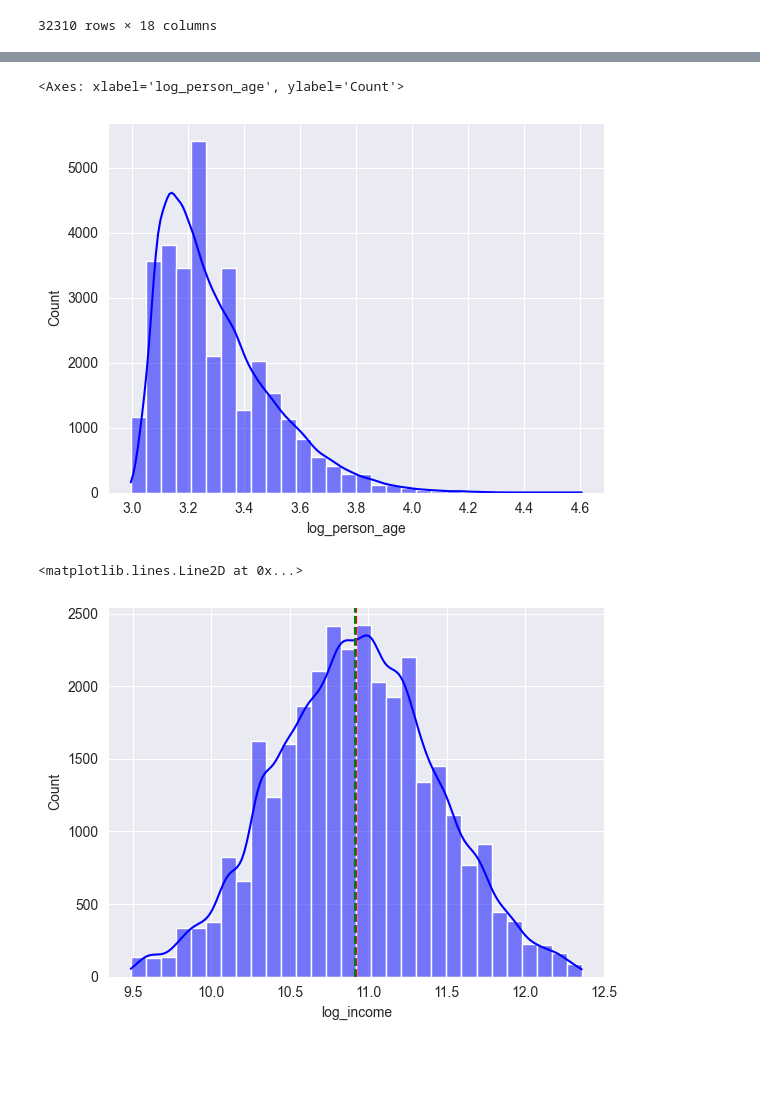
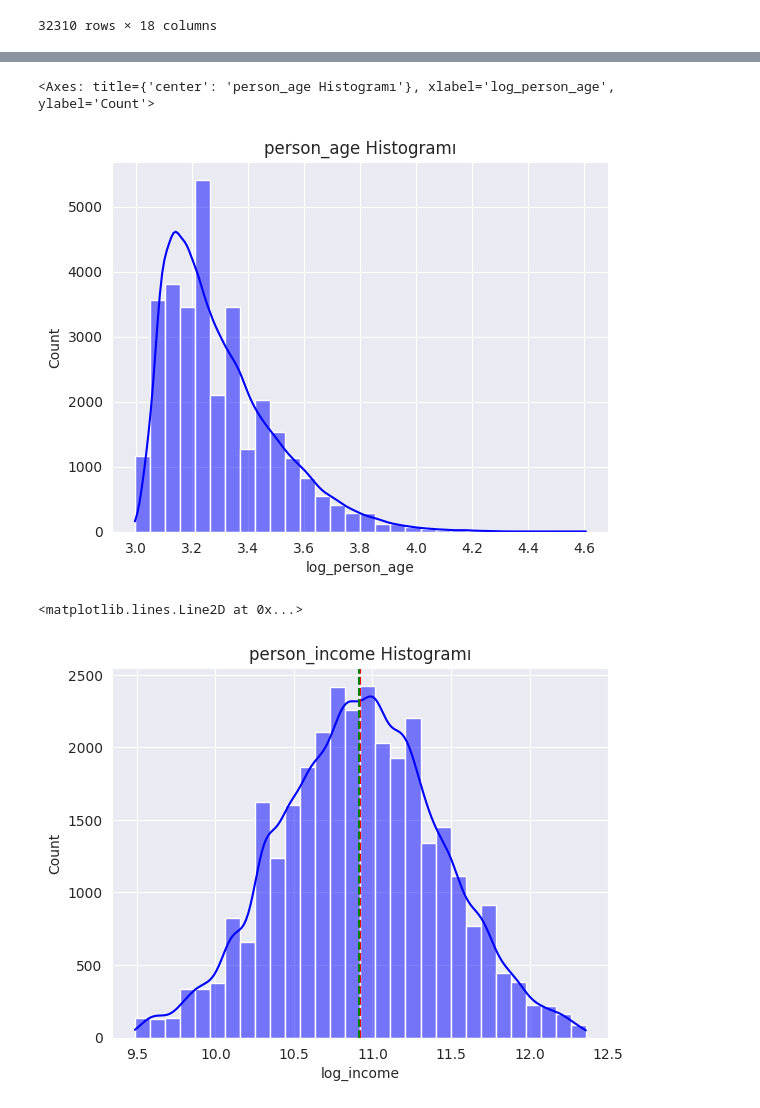
Before and after one commit to ege-eker/Credit-Score-Predict, a Jupyter notebook: loan.ipynb, the cells around one changed output, grey strips where cells are left out. Cells and saved outputs as stored; diff of their text form; code cells hidden in the pictures; blank space fills up the shorter version.

```diff
--- a/loan.ipynb
+++ b/loan.ipynb
@@ -373,15 +391,17 @@ upper = Q3 + 1.5 * IQR
 df = df[(df['log_income'] >= lower) & (df['log_income'] <= upper)]
 # %%
 # Yaş için tekrar bir histogram grafiği çiziyorum
+plt.title("person_age Histogramı")
 sns.histplot(x=df['log_person_age'], bins=30, kde=True, color='blue', alpha=0.5)
 # %% [output]
-<Axes: xlabel='log_person_age', ylabel='Count'>
+<Axes: title={'center': 'person_age Histogramı'}, xlabel='log_person_age', ylabel='Count'>
-[figure, old version]
+[figure, new version]
 # %%
 # Gelir için tekrar bir histogram grafiği çizdiriyorum
 sns.histplot(x=df['log_income'], bins=30, kde=True, color='blue', alpha=0.5)
+plt.title("person_income Histogramı")
 plt.axvline(df['log_income'].mean(), color='red', linestyle='--')
 plt.axvline(df['log_income'].median(), color='green', linestyle='--')
 # %% [output]
 <matplotlib.lines.Line2D at 0x...>
-[figure, old version]
+[figure, new version]
```
Also changed, not shown: parts of 18 cells of this notebook.
